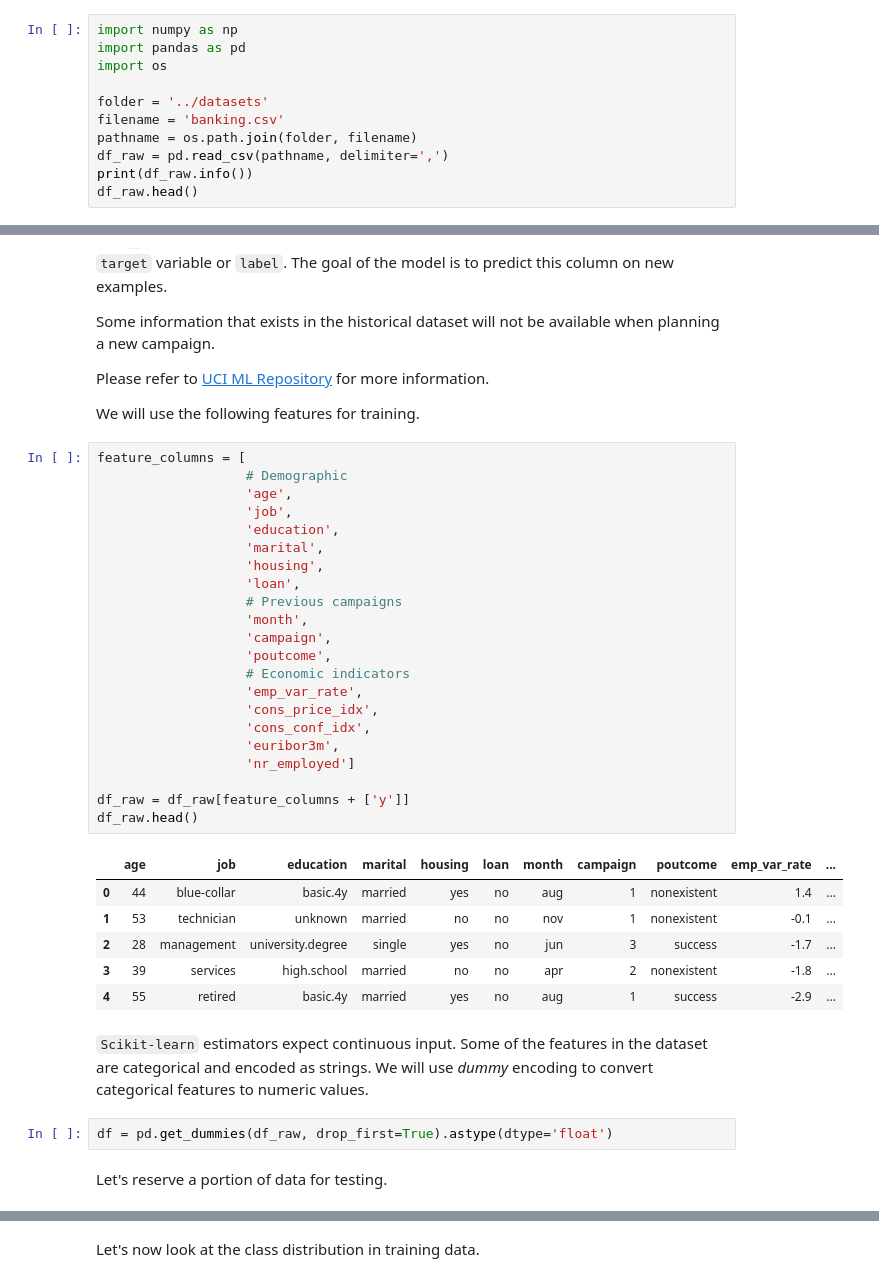
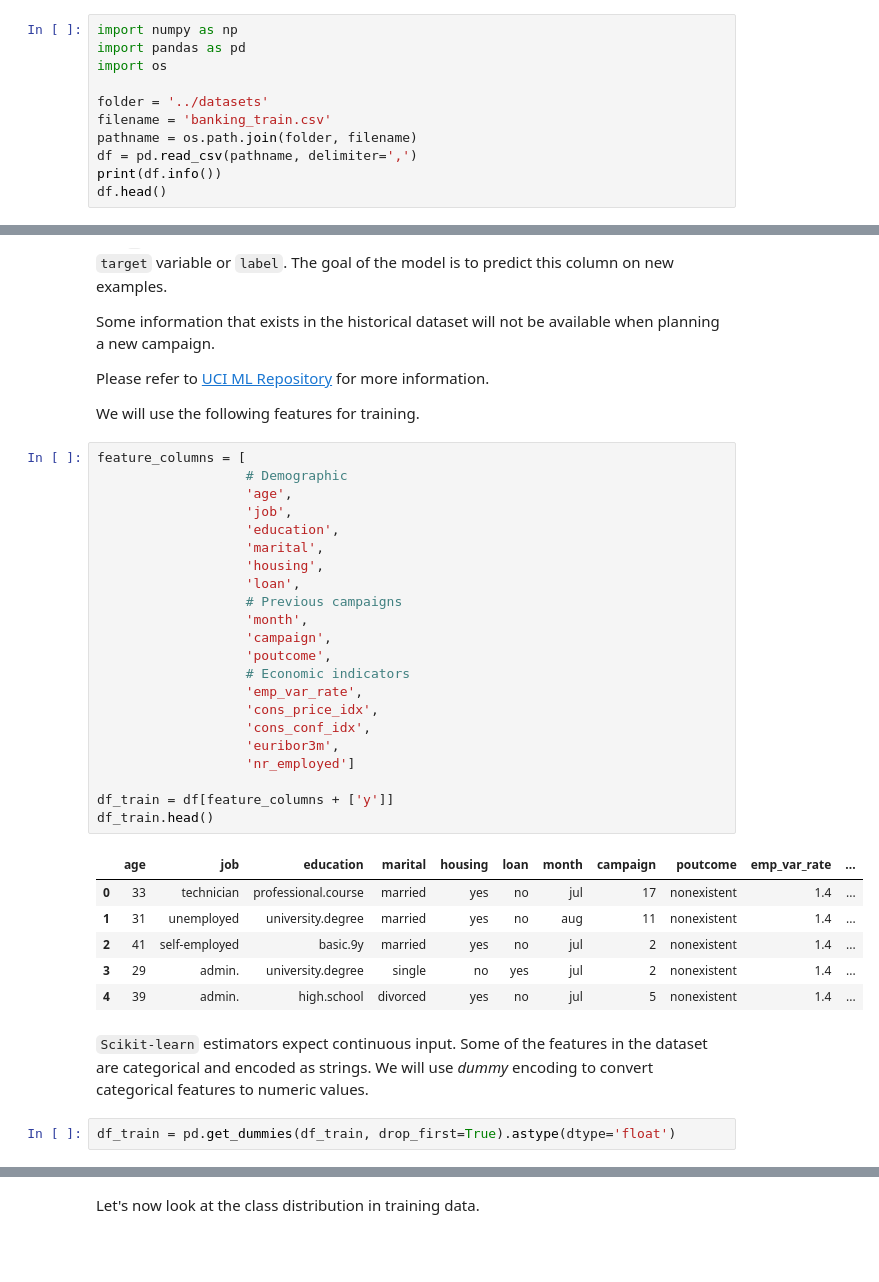
Before and after one commit to jakazmie/MTC_AzureAILabs, a Jupyter notebook: ML-AML-Walkthrough/01-Training/01-training.ipynb, the cells around one changed output, grey strips where cells are left out. Drawn from its saved outputs; the diff is of its cells as text; blank space fills up the shorter version.

```diff
--- a/ML-AML-Walkthrough/01-Training/01-training.ipynb
+++ b/ML-AML-Walkthrough/01-Training/01-training.ipynb
@@ -65,10 +67,10 @@ import pandas as pd
 import os
 
 folder = '../datasets'
-filename = 'banking.csv'
+filename = 'banking_train.csv'
 pathname = os.path.join(folder, filename)
-df_raw = pd.read_csv(pathname, delimiter=',')
-print(df_raw.info())
-df_raw.head()
+df = pd.read_csv(pathname, delimiter=',')
+print(df.info())
+df.head()
 # %% [output]
 <class 'pandas.core.frame.DataFrame'>
@@ -108,35 +110,33 @@ We will use the following features for training.
 # %%
 feature_columns = [
                    # Demographic
                    'age',
                    'job',
                    'education',
                    'marital',
                    'housing',
                    'loan',
                    # Previous campaigns
                    'month',
                    'campaign',
                    'poutcome',
                    # Economic indicators
                    'emp_var_rate',
                    'cons_price_idx',
                    'cons_conf_idx',
                    'euribor3m',
                    'nr_employed']
 
-df_raw = df_raw[feature_columns + ['y']]
-df_raw.head()
+df_train = df[feature_columns + ['y']]
+df_train.head()
 # %% [output]
 |  | age | job | education | marital | housing | loan | month | campaign | poutcome | emp_var_rate | ... |
-| 0 | 44 | blue-collar | basic.4y | married | yes | no | aug | 1 | nonexistent | 1.4 | ... |
-| 1 | 53 | technician | unknown | married | no | no | nov | 1 | nonexistent | -0.1 | ... |
-| 2 | 28 | management | university.degree | single | yes | no | jun | 3 | success | -1.7 | ... |
-| 3 | 39 | services | high.school | married | no | no | apr | 2 | nonexistent | -1.8 | ... |
-| 4 | 55 | retired | basic.4y | married | yes | no | aug | 1 | success | -2.9 | ... |
+| 0 | 33 | technician | professional.course | married | yes | no | jul | 17 | nonexistent | 1.4 | ... |
+| 1 | 31 | unemployed | university.degree | married | yes | no | aug | 11 | nonexistent | 1.4 | ... |
+| 2 | 41 | self-employed | basic.9y | married | yes | no | jul | 2 | nonexistent | 1.4 | ... |
+| 3 | 29 | admin. | university.degree | single | no | yes | jul | 2 | nonexistent | 1.4 | ... |
+| 4 | 39 | admin. | high.school | divorced | yes | no | jul | 5 | nonexistent | 1.4 | ... |
 # %% [markdown]
 `Scikit-learn` estimators expect continuous input. Some of the features in the dataset are categorical and encoded as strings. We will use *dummy* encoding to convert categorical features to numeric values.
 # %%
-df = pd.get_dummies(df_raw, drop_first=True).astype(dtype='float')
+df_train = pd.get_dummies(df_train, drop_first=True).astype(dtype='float')
-# %% [markdown]
-Let's reserve a portion of data for testing.
```
Also changed, not shown: parts of 38 cells of this notebook, 2 other files.
